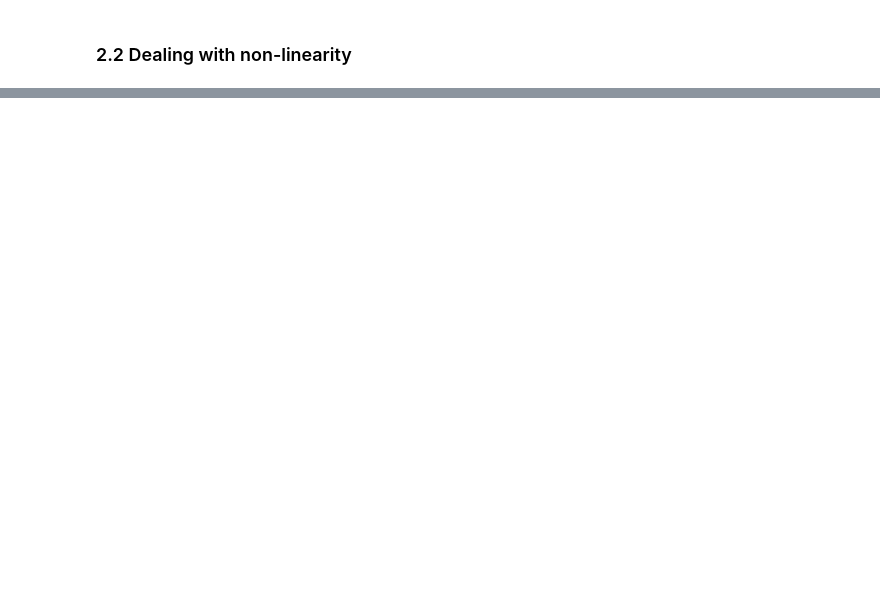
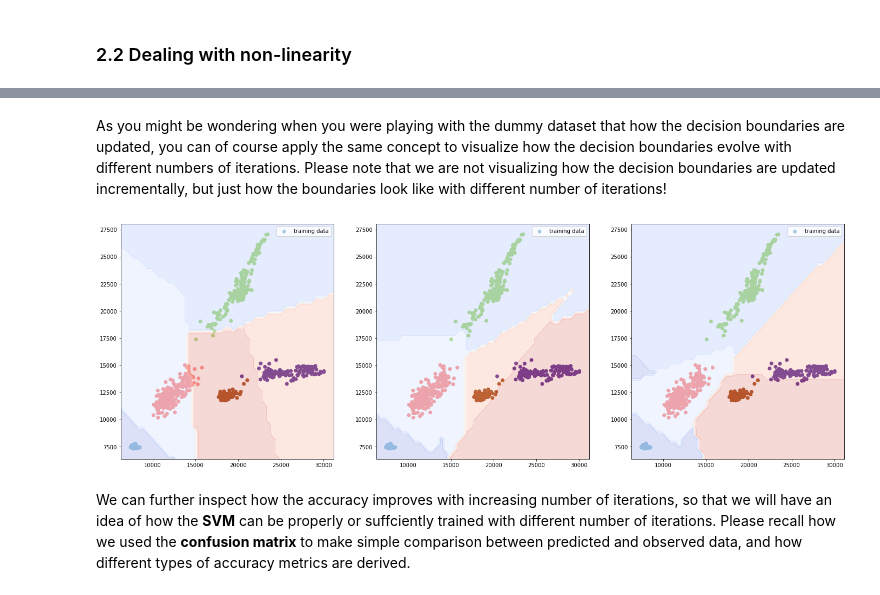
Before and after one commit to jonwangio/uu_ml, a Jupyter notebook: CLA_2_SVM_nonlinear.ipynb, the cells around one changed output, grey strips where cells are left out. Saved outputs shown, nothing was run; the diff lists cells and outputs as text; code cells hidden in the pictures; blank space fills up the shorter version.

```diff
--- a/CLA_2_SVM_nonlinear.ipynb
+++ b/CLA_2_SVM_nonlinear.ipynb
@@ -334,0 +477,25 @@ X_train, Y_train, X_test, Y_test = trainTestSplit(data[:,:-1], data[:,-1], 0.3)
+# %%
+def plot_svc_decision(model, ax=None):
+    '''Plot the decision function for a 2D SVC'''
+    if ax is None:
+        ax = plt.gca()
+    xlim = ax.get_xlim()
+    ylim = ax.get_ylim()
+
+    # create grid to evaluate model
+    x = np.linspace(xlim[0], xlim[1], 50)
+    y = np.linspace(ylim[0], ylim[1], 50)
+    Y, X = np.meshgrid(y, x)
+    xy = np.vstack([X.ravel(), Y.ravel()]).T
+    P = model.predict(xy).reshape(X.shape)
+
+    # plot decision boundary and margins
+    ax.contourf(X, Y, P, cmap=plt.cm.coolwarm, alpha=0.2)
+
+    ax.set_xlim(xlim)
+    ax.set_ylim(ylim)
+
+fig = plt.figure(figsize=(10,10))
+plt.scatter(X_train[:, 0], X_train[:, 1], c=Y_train, cmap='Paired', label='training data')
+plot_svc_decision(svm_lin)
+plt.legend()
@@ -334,0 +505,19 @@ X_train, Y_train, X_test, Y_test = trainTestSplit(data[:,:-1], data[:,-1], 0.3)
+# %% [markdown]
+As you might be wondering when you were playing with the dummy dataset that how the decision boundaries are updated, you can of course apply the same concept to visualize how the decision boundaries evolve with different numbers of iterations. Please note that we are not visualizing how the decision boundaries are updated incrementally, but just how the boundaries look like with different number of iterations!
+# %%
+# Simply repeat the training procedure with different number of iterations.
+
+fig = plt.figure(figsize=(24,8))
+for i in range(3):
+    plt.subplot(1,3,i+1)
+
+    svm_lin = SVC(kernel='linear', C=1E6, max_iter=i+1)
+    svm_lin.fit(X_train, Y_train)
+
+    plt.scatter(X_train[:, 0], X_train[:, 1], c=Y_train, cmap='Paired', label='training data')
+    plot_svc_decision(svm_lin)
+    plt.legend()
+# %% [output]
+[figure, added]
+# %% [markdown]
+We can further inspect how the accuracy improves with increasing number of iterations, so that we will have an idea of how the **SVM** can be properly or suffciently trained with different number of iterations. Please recall how we used the **confusion matrix** to make simple comparison between predicted and observed data, and how different types of accuracy metrics are derived.
```
Also changed, not shown: parts of 38 cells of this notebook.
